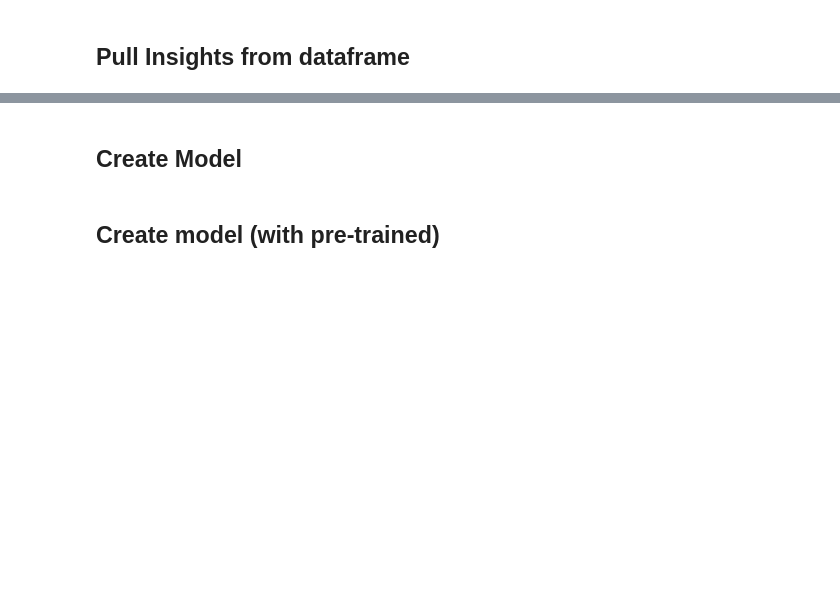
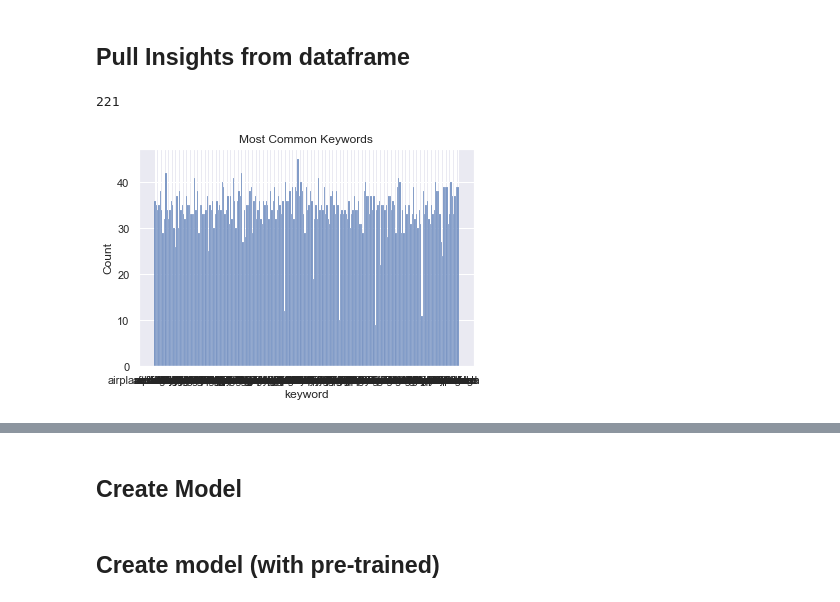
Before and after one commit to ntsegaw/nlpdisaster, a Jupyter notebook: Natural Language Processing with Disaster Tweets.ipynb, the cells around one changed output, grey strips where cells are left out. Saved outputs shown, nothing was run; the diff lists cells and outputs as text; code cells hidden in the pictures; blank space fills up the shorter version.

```diff
--- a/Natural Language Processing with Disaster Tweets.ipynb
+++ b/Natural Language Processing with Disaster Tweets.ipynb
@@ -139,2 +170,4 @@ Name: text, Length: 7503, dtype: int64
+# %%
+df = df.dropna()
 # %% [markdown]
 ## Pull Insights from dataframe
@@ -142,0 +174,10 @@ Name: text, Length: 7503, dtype: int64
+# %%
+len(df['keyword'].unique())
+# %% [output]
+221
+# %%
+sns.set_theme(style="darkgrid")
+sns.histplot(df, x='keyword')
+plt.title('Most Common Keywords');
+# %% [output]
+[figure, added]
```
Also changed, not shown: parts of 32 cells of this notebook, 1 other file.
